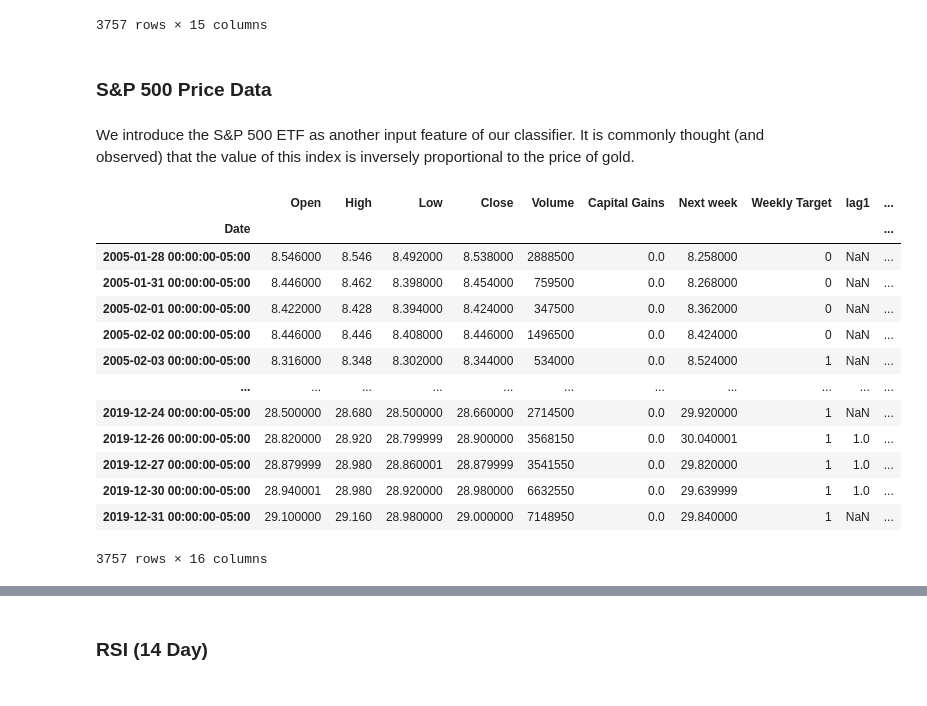
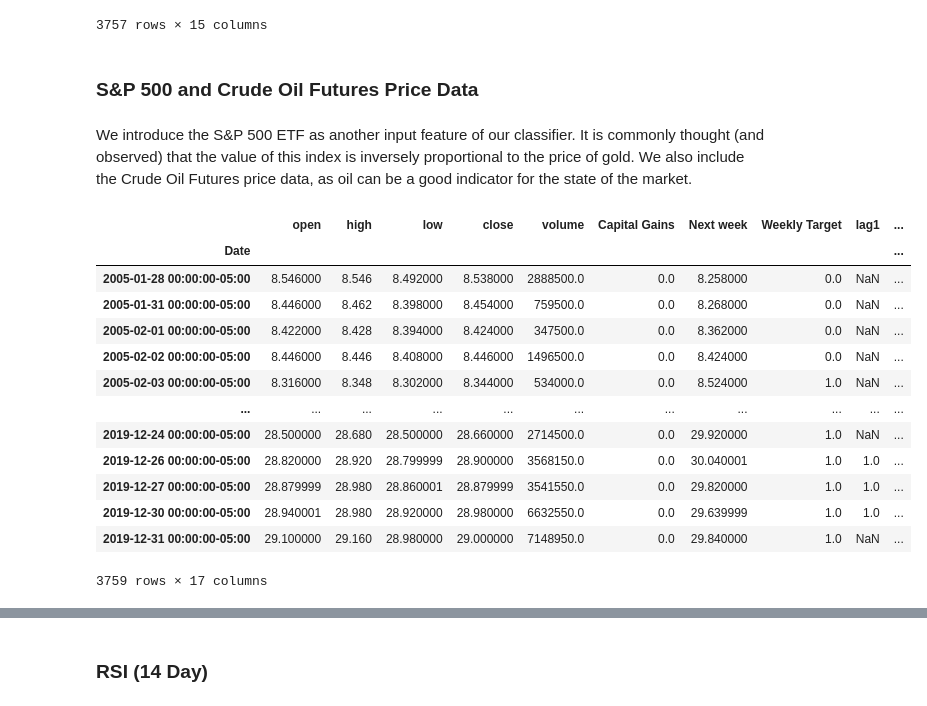
Before and after one commit to Gregoritsch3/ML_EDA_Classification_GoldPricePrediction, a Jupyter notebook: ML_EDA_GoldPricePrediction.ipynb, the cells around one changed output, grey strips where cells are left out. Cells and saved outputs as stored; diff of their text form; code cells hidden in the pictures.

```diff
--- a/ML_EDA_GoldPricePrediction.ipynb
+++ b/ML_EDA_GoldPricePrediction.ipynb
@@ -22,10 +22,11 @@ Conclusions
 # %%
 import yfinance as yf
 import pandas as pd
+pd.options.display.max_columns = 500
 import matplotlib.pyplot as plt
 import matplotlib.lines as mlines
 import seaborn as sns
-import talib
+from stockstats import StockDataFrame
 sns.set_style('ticks')
 sns.color_palette("tab10")
 import numpy as np
@@ -255,31 +254,40 @@ create_EMA(gold_train, predictors)
 | 2019-12-31 00:00:00-05:00 | 29.100000 | 29.160 | 28.980000 | 29.000000 | 7148950 | 0.0 | 29.840000 | 1 | NaN | ... |
 3757 rows × 15 columns
 # %% [markdown]
-### S&P 500 Price Data
+### S&P 500 and Crude Oil Futures Price Data
 # %% [markdown]
-We introduce the S&P 500 ETF as another input feature of our classifier. It is commonly thought (and observed) that the value of this index is inversely proportional to the price of gold.
+We introduce the S&P 500 ETF as another input feature of our classifier. It is commonly thought (and observed) that the value of this index is inversely proportional to the price of gold. We also include the Crude Oil Futures price data, as oil can be a good indicator for the state of the market.
 # %%
 def add_sp500_data(data, start, end, predictors):
     snp = yf.Ticker("^GSPC").history(start=start, end=end)
     snp["S&P500 Close"] = snp["Close"].copy()
-    data = pd.concat([data, snp["S&P500 Close"]], axis=1, )
+    data = pd.concat([data, snp["S&P500 Close"]], axis=1)
     del snp
     predictors += ["S&P500 Close"]
     return data
+
+def add_CLF_data(data, start, end, predictors):
+    CLF = yf.Ticker("CL=F").history(start=start, end=end)
+    CLF["CLF Close"] = CLF["Close"].copy()
+    data = pd.concat([data, CLF["CLF Close"]], axis=1)
+    del CLF
+    predictors += ["CLF Close"]
+    return data
 # %%
 add_sp500_data(gold_train, gold_train.index[0], gold_train.index[-1], predictors)
+add_CLF_data(gold_train, gold_train.index[0], gold_train.index[-1], predictors)
 # %% [output]
-|  | Open | High | Low | Close | Volume | Capital Gains | Next week | Weekly Target | lag1 | ... |
+|  | open | high | low | close | volume | Capital Gains | Next week | Weekly Target | lag1 | ... |
 | Date |  |  |  |  |  |  |  |  |  | ... |
-| 2005-01-28 00:00:00-05:00 | 8.546000 | 8.546 | 8.492000 | 8.538000 | 2888500 | 0.0 | 8.258000 | 0 | NaN | ... |
-| 2005-01-31 00:00:00-05:00 | 8.446000 | 8.462 | 8.398000 | 8.454000 | 759500 | 0.0 | 8.268000 | 0 | NaN | ... |
-| 2005-02-01 00:00:00-05:00 | 8.422000 | 8.428 | 8.394000 | 8.424000 | 347500 | 0.0 | 8.362000 | 0 | NaN | ... |
-| 2005-02-02 00:00:00-05:00 | 8.446000 | 8.446 | 8.408000 | 8.446000 | 1496500 | 0.0 | 8.424000 | 0 | NaN | ... |
-| 2005-02-03 00:00:00-05:00 | 8.316000 | 8.348 | 8.302000 | 8.344000 | 534000 | 0.0 | 8.524000 | 1 | NaN | ... |
+| 2005-01-28 00:00:00-05:00 | 8.546000 | 8.546 | 8.492000 | 8.538000 | 2888500.0 | 0.0 | 8.258000 | 0.0 | NaN | ... |
+| 2005-01-31 00:00:00-05:00 | 8.446000 | 8.462 | 8.398000 | 8.454000 | 759500.0 | 0.0 | 8.268000 | 0.0 | NaN | ... |
+| 2005-02-01 00:00:00-05:00 | 8.422000 | 8.428 | 8.394000 | 8.424000 | 347500.0 | 0.0 | 8.362000 | 0.0 | NaN | ... |
+| 2005-02-02 00:00:00-05:00 | 8.446000 | 8.446 | 8.408000 | 8.446000 | 1496500.0 | 0.0 | 8.424000 | 0.0 | NaN | ... |
+| 2005-02-03 00:00:00-05:00 | 8.316000 | 8.348 | 8.302000 | 8.344000 | 534000.0 | 0.0 | 8.524000 | 1.0 | NaN | ... |
 | ... | ... | ... | ... | ... | ... | ... | ... | ... | ... | ... |
-| 2019-12-24 00:00:00-05:00 | 28.500000 | 28.680 | 28.500000 | 28.660000 | 2714500 | 0.0 | 29.920000 | 1 | NaN | ... |
-| 2019-12-26 00:00:00-05:00 | 28.820000 | 28.920 | 28.799999 | 28.900000 | 3568150 | 0.0 | 30.040001 | 1 | 1.0 | ... |
-| 2019-12-27 00:00:00-05:00 | 28.879999 | 28.980 | 28.860001 | 28.879999 | 3541550 | 0.0 | 29.820000 | 1 | 1.0 | ... |
-| 2019-12-30 00:00:00-05:00 | 28.940001 | 28.980 | 28.920000 | 28.980000 | 6632550 | 0.0 | 29.639999 | 1 | 1.0 | ... |
-| 2019-12-31 00:00:00-05:00 | 29.100000 | 29.160 | 28.980000 | 29.000000 | 7148950 | 0.0 | 29.840000 | 1 | NaN | ... |
+| 2019-12-24 00:00:00-05:00 | 28.500000 | 28.680 | 28.500000 | 28.660000 | 2714500.0 | 0.0 | 29.920000 | 1.0 | NaN | ... |
+| 2019-12-26 00:00:00-05:00 | 28.820000 | 28.920 | 28.799999 | 28.900000 | 3568150.0 | 0.0 | 30.040001 | 1.0 | 1.0 | ... |
+| 2019-12-27 00:00:00-05:00 | 28.879999 | 28.980 | 28.860001 | 28.879999 | 3541550.0 | 0.0 | 29.820000 | 1.0 | 1.0 | ... |
+| 2019-12-30 00:00:00-05:00 | 28.940001 | 28.980 | 28.920000 | 28.980000 | 6632550.0 | 0.0 | 29.639999 | 1.0 | 1.0 | ... |
+| 2019-12-31 00:00:00-05:00 | 29.100000 | 29.160 | 28.980000 | 29.000000 | 7148950.0 | 0.0 | 29.840000 | 1.0 | NaN | ... |
-3757 rows × 16 columns
+3759 rows × 17 columns
```
Also changed, not shown: parts of 10 cells of this notebook, 1 other file.
